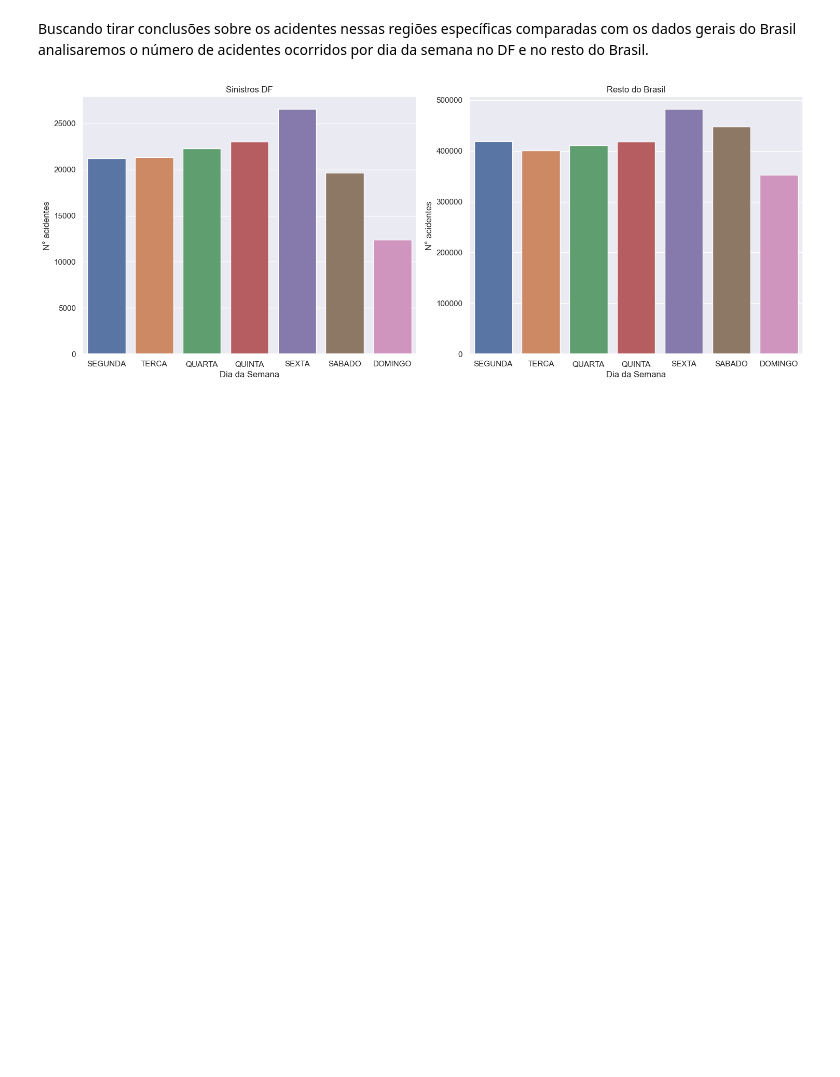
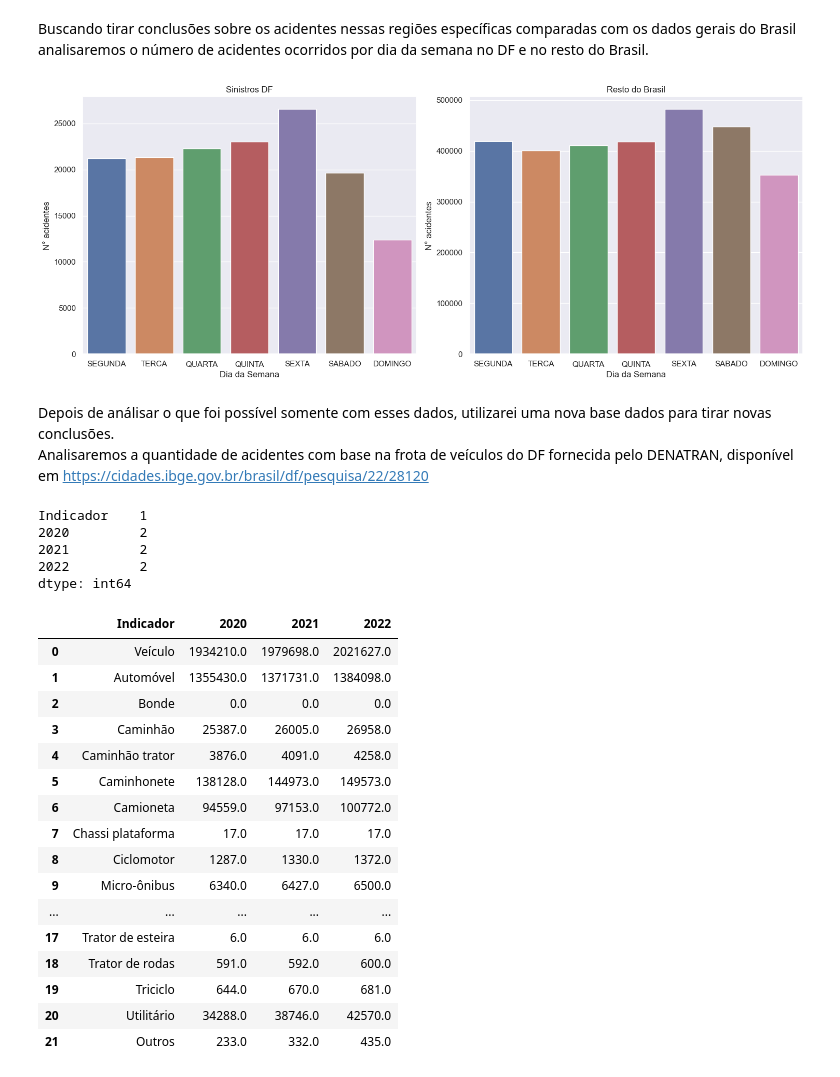
Before and after one commit to ciromoraesr/ProjetoAnaliseAcidentes, a Jupyter notebook: acidentesjupy.ipynb, the cells around one changed output. Saved outputs shown, nothing was run; the diff lists cells and outputs as text; code cells hidden in the pictures; blank space fills up the shorter version.

```diff
--- a/acidentesjupy.ipynb
+++ b/acidentesjupy.ipynb
@@ -183,3 +193,51 @@ plt.tight_layout()
 plt.show()
 # %% [output]
 [figure]
+# %% [markdown]
+Depois de análisar o que foi possível somente com esses dados, utilizarei uma nova base dados para tirar novas conclusões.<br>
+Analisaremos a quantidade de acidentes com base na frota de veículos do DF fornecida pelo DENATRAN, disponível em <https://cidades.ibge.gov.br/brasil/df/pesquisa/22/28120><br>
+# %%
+cars = pd.read_csv('frota2022.csv', delimiter = ";")
+cars.head()
+
+del cars["Nível"]
+del cars["Unidade"]
+start = 2006
+while start != 2020:
+    try:
+        del cars[str(start)]
+    except:
+        start = start + 1
+        continue
+    start = start + 1
+
+
+print(cars.isnull().sum())
+
+
+cars = cars.dropna()
+cars = cars.reset_index(drop = True)
+cars
+# %% [output]
+Indicador    1
+2020         2
+2021         2
+2022         2
+dtype: int64
+|  | Indicador | 2020 | 2021 | 2022 |
+| 0 | Veículo | 1934210.0 | 1979698.0 | 2021627.0 |
+| 1 | Automóvel | 1355430.0 | 1371731.0 | 1384098.0 |
+| 2 | Bonde | 0.0 | 0.0 | 0.0 |
+| 3 | Caminhão | 25387.0 | 26005.0 | 26958.0 |
+| 4 | Caminhão trator | 3876.0 | 4091.0 | 4258.0 |
+| 5 | Caminhonete | 138128.0 | 144973.0 | 149573.0 |
+| 6 | Camioneta | 94559.0 | 97153.0 | 100772.0 |
+| 7 | Chassi plataforma | 17.0 | 17.0 | 17.0 |
+| 8 | Ciclomotor | 1287.0 | 1330.0 | 1372.0 |
+| 9 | Micro-ônibus | 6340.0 | 6427.0 | 6500.0 |
+| ... | ... | ... | ... | ... |
+| 17 | Trator de esteira | 6.0 | 6.0 | 6.0 |
+| 18 | Trator de rodas | 591.0 | 592.0 | 600.0 |
+| 19 | Triciclo | 644.0 | 670.0 | 681.0 |
+| 20 | Utilitário | 34288.0 | 38746.0 | 42570.0 |
+| 21 | Outros | 233.0 | 332.0 | 435.0 |
```
Also changed, not shown: parts of 3 cells of this notebook.
